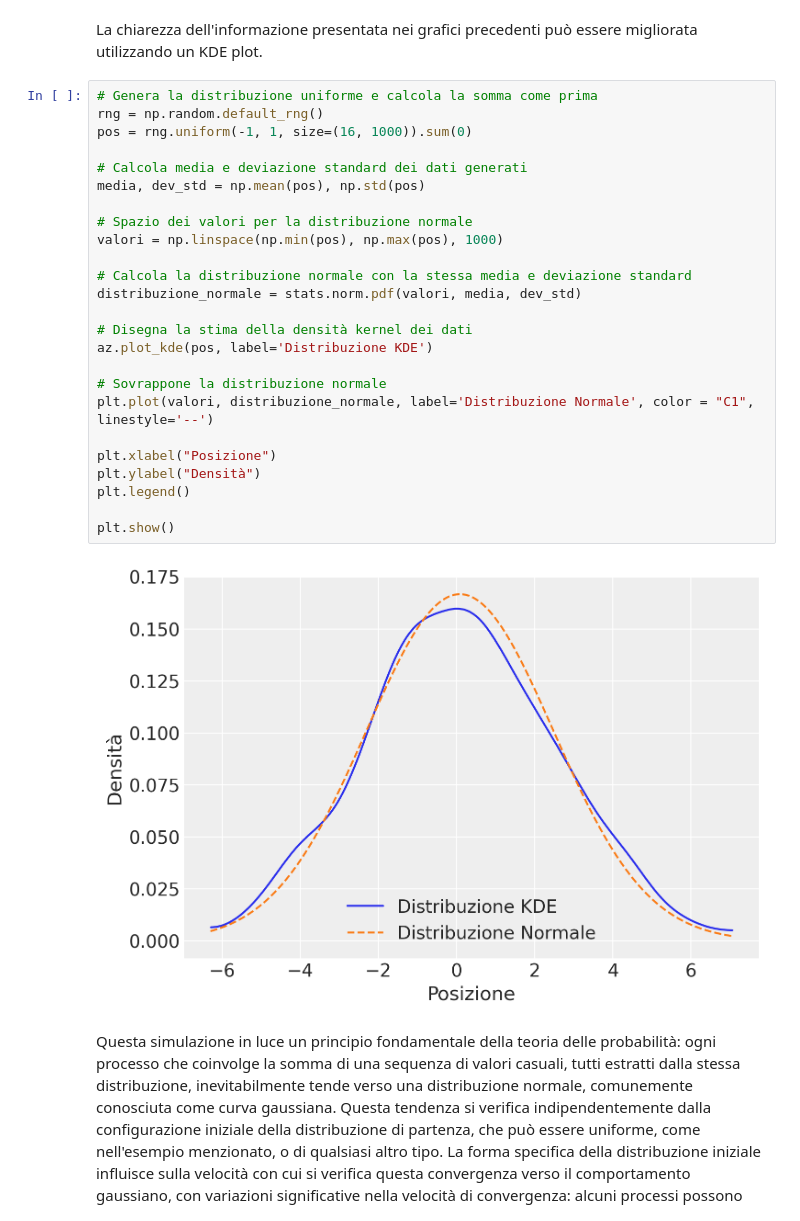
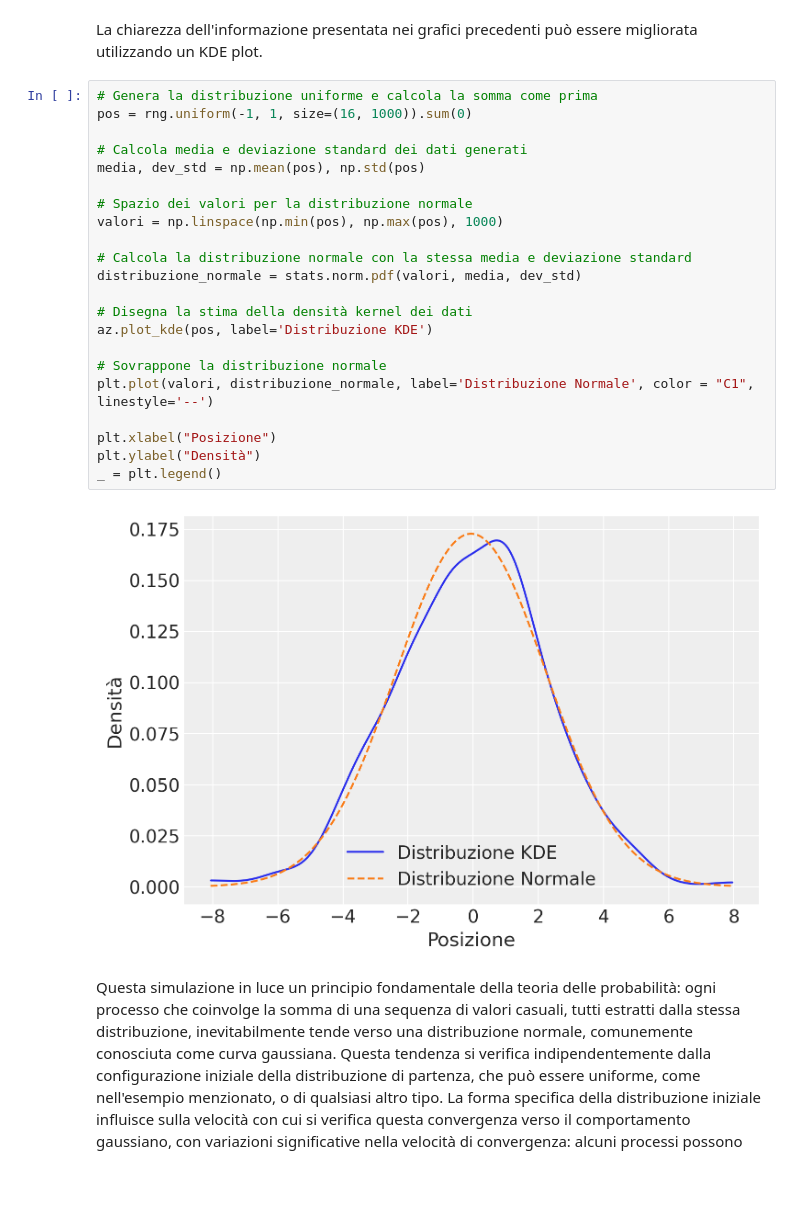
Before and after one commit to ccaudek/ds4p, a Jupyter notebook: _build/jupyter_execute/chapter_3/08_cont_rv_distr.ipynb, the cells around one changed output. Saved outputs shown, nothing was run; the diff lists cells and outputs as text; blank space fills up the shorter version.

```diff
--- a/_build/jupyter_execute/chapter_3/08_cont_rv_distr.ipynb
+++ b/_build/jupyter_execute/chapter_3/08_cont_rv_distr.ipynb
@@ -393,31 +387,28 @@ plt.show()
 La chiarezza dell'informazione presentata nei grafici precedenti può essere migliorata utilizzando un KDE plot.
 # %%
 # Genera la distribuzione uniforme e calcola la somma come prima
-rng = np.random.default_rng()
 pos = rng.uniform(-1, 1, size=(16, 1000)).sum(0)
 
 # Calcola media e deviazione standard dei dati generati
 media, dev_std = np.mean(pos), np.std(pos)
 
 # Spazio dei valori per la distribuzione normale
 valori = np.linspace(np.min(pos), np.max(pos), 1000)
 
 # Calcola la distribuzione normale con la stessa media e deviazione standard
 distribuzione_normale = stats.norm.pdf(valori, media, dev_std)
 
 # Disegna la stima della densità kernel dei dati
 az.plot_kde(pos, label='Distribuzione KDE')
 
 # Sovrappone la distribuzione normale
 plt.plot(valori, distribuzione_normale, label='Distribuzione Normale', color = "C1", linestyle='--')
 
 plt.xlabel("Posizione")
 plt.ylabel("Densità")
-plt.legend()
-
-plt.show()
+_ = plt.legend()
 # %% [output]
-[figure, old version]
+[figure, new version]
 # %% [markdown]
 Questa simulazione in luce un principio fondamentale della teoria delle probabilità: ogni processo che coinvolge la somma di una sequenza di valori casuali, tutti estratti dalla stessa distribuzione, inevitabilmente tende verso una distribuzione normale, comunemente conosciuta come curva gaussiana. Questa tendenza si verifica indipendentemente dalla configurazione iniziale della distribuzione di partenza, che può essere uniforme, come nell'esempio menzionato, o di qualsiasi altro tipo. La forma specifica della distribuzione iniziale influisce sulla velocità con cui si verifica questa convergenza verso il comportamento gaussiano, con variazioni significative nella velocità di convergenza: alcuni processi possono manifestare una convergenza lenta, mentre altri possono convergere estremamente rapidamente. Un esempio emblematico di questo fenomeno è rappresentato dal dispositivo conosciuto come [Galton box](https://en.wikipedia.org/wiki/Galton_board), il quale offre una rappresentazione visiva e fisica di come la somma di valori casuali generi una distribuzione normale.
 
```
Also changed, not shown: parts of 37 cells of this notebook, 13 other files.
